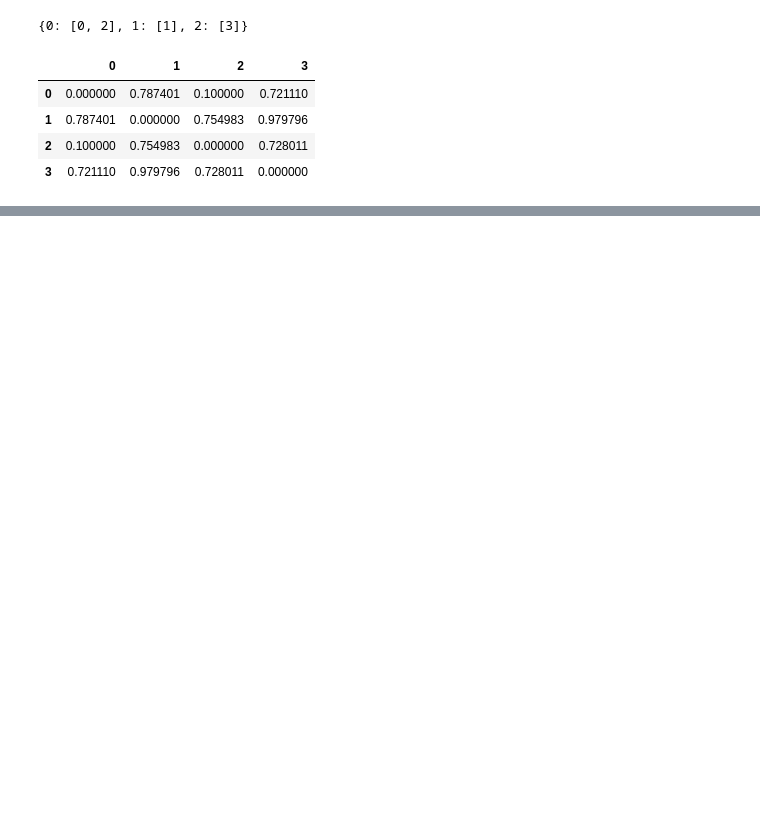
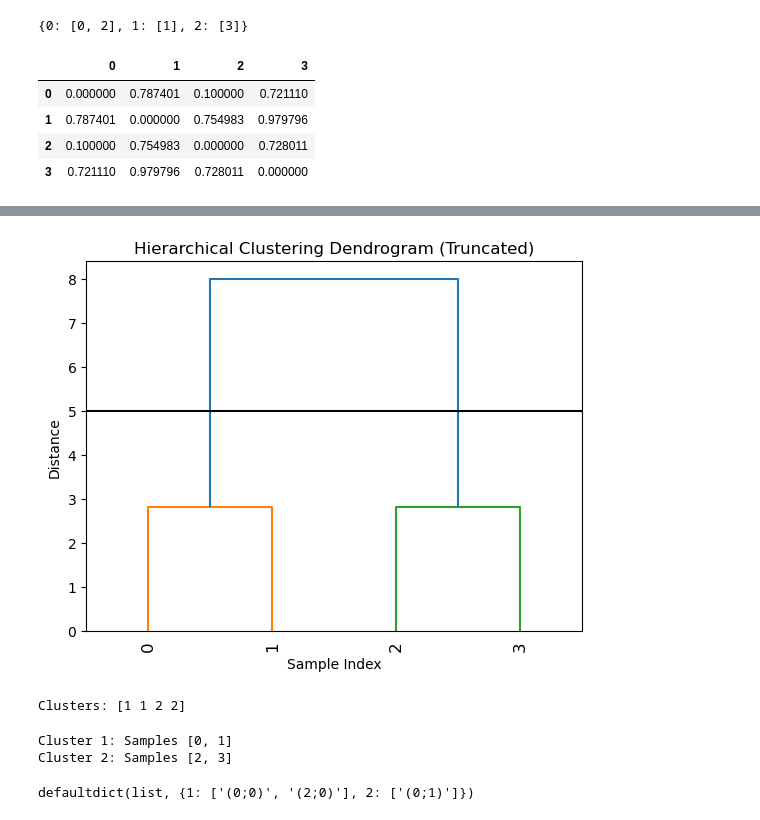
Before and after one commit to Julian-Webb/auto-cell-signal-extraction, a Jupyter notebook: notebooks/testing_clustering.ipynb, the cells around one changed output, grey strips where cells are left out. Saved outputs shown, nothing was run; the diff lists cells and outputs as text; code cells hidden in the pictures; blank space fills up the shorter version.

```diff
--- a/notebooks/testing_clustering.ipynb
+++ b/notebooks/testing_clustering.ipynb
@@ -38,0 +117,51 @@ df
+# %%
+# Cut dendrogram to obtain clusters
+max_d = 5  # Max distance to cluster
+clusters = dendrogram(Z, truncate_mode='lastp', p=12, show_leaf_counts=True, leaf_rotation=90, leaf_font_size=12)
+plt.title('Hierarchical Clustering Dendrogram (Truncated)')
+plt.xlabel('Sample Index')
+plt.ylabel('Distance')
+plt.axhline(y=max_d, c='k')
+plt.show()
+# %% [output]
+[figure, added]
+# %%
+from scipy.cluster.hierarchy import fcluster
+
+# Extract clusters
+roi_cluster_associations = fcluster(Z, max_d, criterion='distance')
+print("Clusters:", roi_cluster_associations)
+# %% [output]
+Clusters: [1 1 2 2]
+# %%
+from collections import defaultdict
+from scipy.cluster.hierarchy import fcluster, linkage
+
+# Example data
+data = np.array([[1, 2], [3, 4], [5, 6], [7, 8]])
+
+# Perform hierarchical clustering with complete linkage
+Z = linkage(data, method='complete')
+
+# Specify the maximum distance threshold for forming clusters
+max_d = 5
+
+# Extract clusters based on distance threshold
+clusters = fcluster(Z, max_d, criterion='distance')
+
+# Initialize a dictionary to store clusters and their samples
+cluster_samples = defaultdict(list)
+
+# Iterate over cluster labels and collect samples
+for i, cluster_label in enumerate(clusters):
+    cluster_samples[cluster_label].append(i)  # Assuming i is the index of the sample
+
+# Convert the dictionary to a list of clusters and samples
+clusters_list = [(cluster_label, samples) for cluster_label, samples in cluster_samples.items()]
+
+# Print clusters and their samples
+for cluster_label, samples in clusters_list:
+    print(f"Cluster {cluster_label}: Samples {samples}")
+# %% [output]
+Cluster 1: Samples [0, 1]
+Cluster 2: Samples [2, 3]
@@ -38,0 +173,4 @@ df
+# %%
+dd
+# %% [output]
+defaultdict(list, {1: ['(0;0)', '(2;0)'], 2: ['(0;1)']})
```
Also changed, not shown: parts of 8 cells of this notebook, 16 other files.
